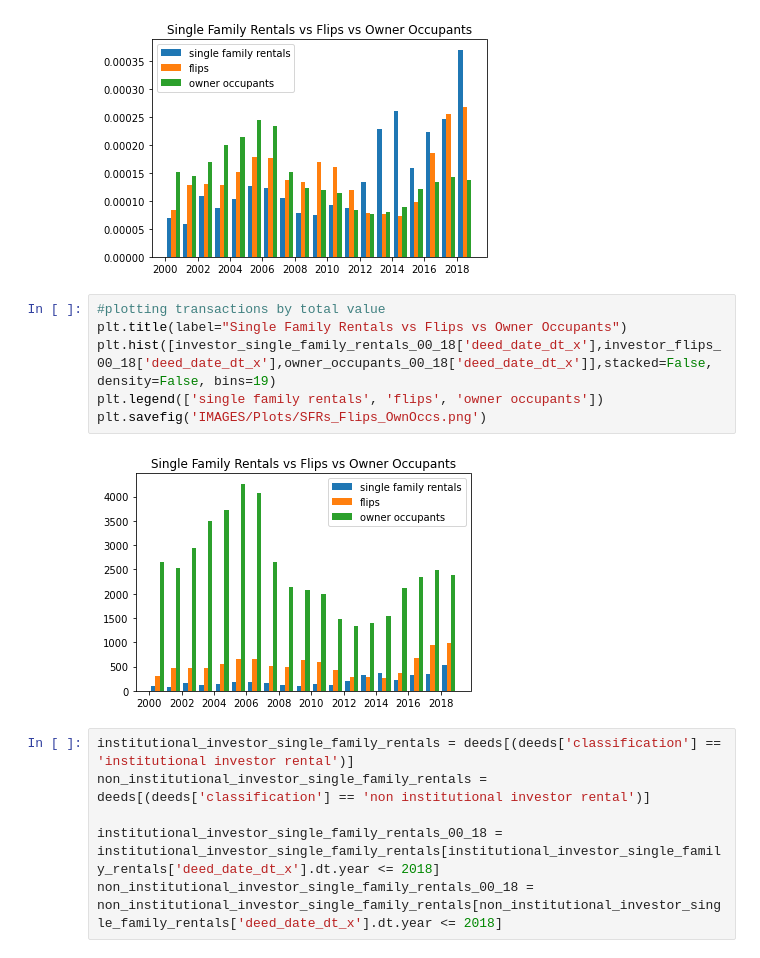
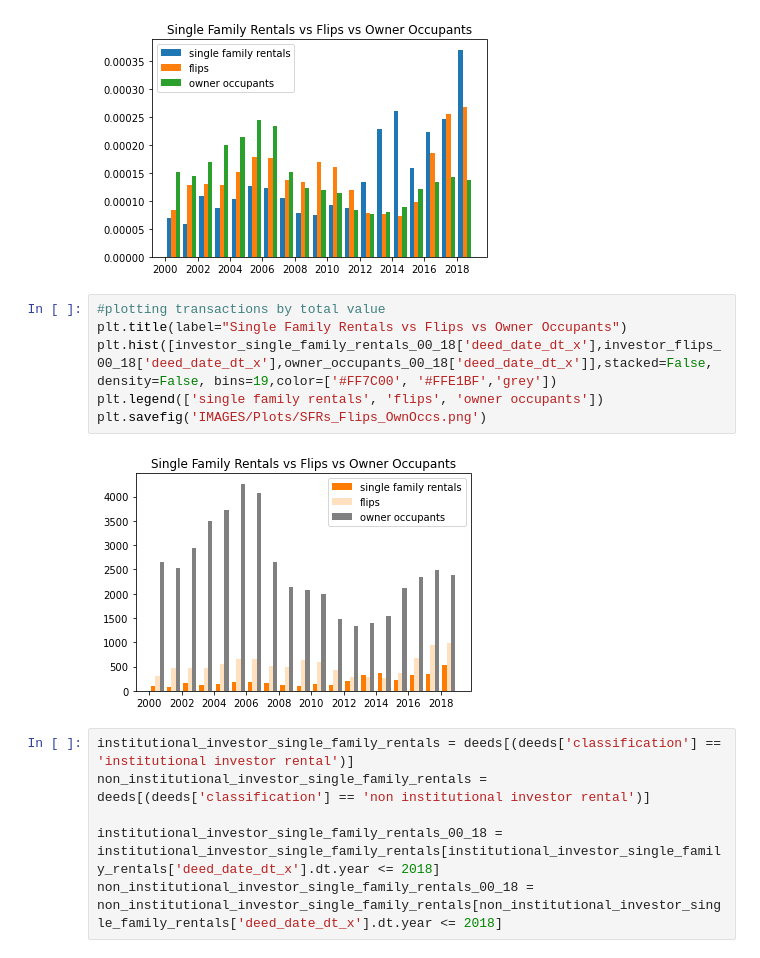
Before and after one commit to CenterForSpatialResearch/investors-NJ, a Jupyter notebook: 04_investor_breakdown.ipynb, the cells around one changed output. Drawn from its saved outputs; the diff is of its cells as text.

```diff
--- a/04_investor_breakdown.ipynb
+++ b/04_investor_breakdown.ipynb
@@ -251,11 +251,11 @@ plt.legend(['single family rentals', 'flips', 'owner occupants'])
 # %%
 #plotting transactions by total value
 plt.title(label="Single Family Rentals vs Flips vs Owner Occupants")
-plt.hist([investor_single_family_rentals_00_18['deed_date_dt_x'],investor_flips_00_18['deed_date_dt_x'],owner_occupants_00_18['deed_date_dt_x']],stacked=False, density=False, bins=19)
+plt.hist([investor_single_family_rentals_00_18['deed_date_dt_x'],investor_flips_00_18['deed_date_dt_x'],owner_occupants_00_18['deed_date_dt_x']],stacked=False, density=False, bins=19,color=['#FF7C00', '#FFE1BF','grey'])
 plt.legend(['single family rentals', 'flips', 'owner occupants'])
 plt.savefig('IMAGES/Plots/SFRs_Flips_OwnOccs.png')
 # %% [output]
-[figure, old version]
+[figure, new version]
 # %%
 institutional_investor_single_family_rentals = deeds[(deeds['classification'] == 'institutional investor rental')]
 non_institutional_investor_single_family_rentals = deeds[(deeds['classification'] == 'non institutional investor rental')]
```
Also changed, not shown: parts of 11 cells of this notebook, 11 other files.
